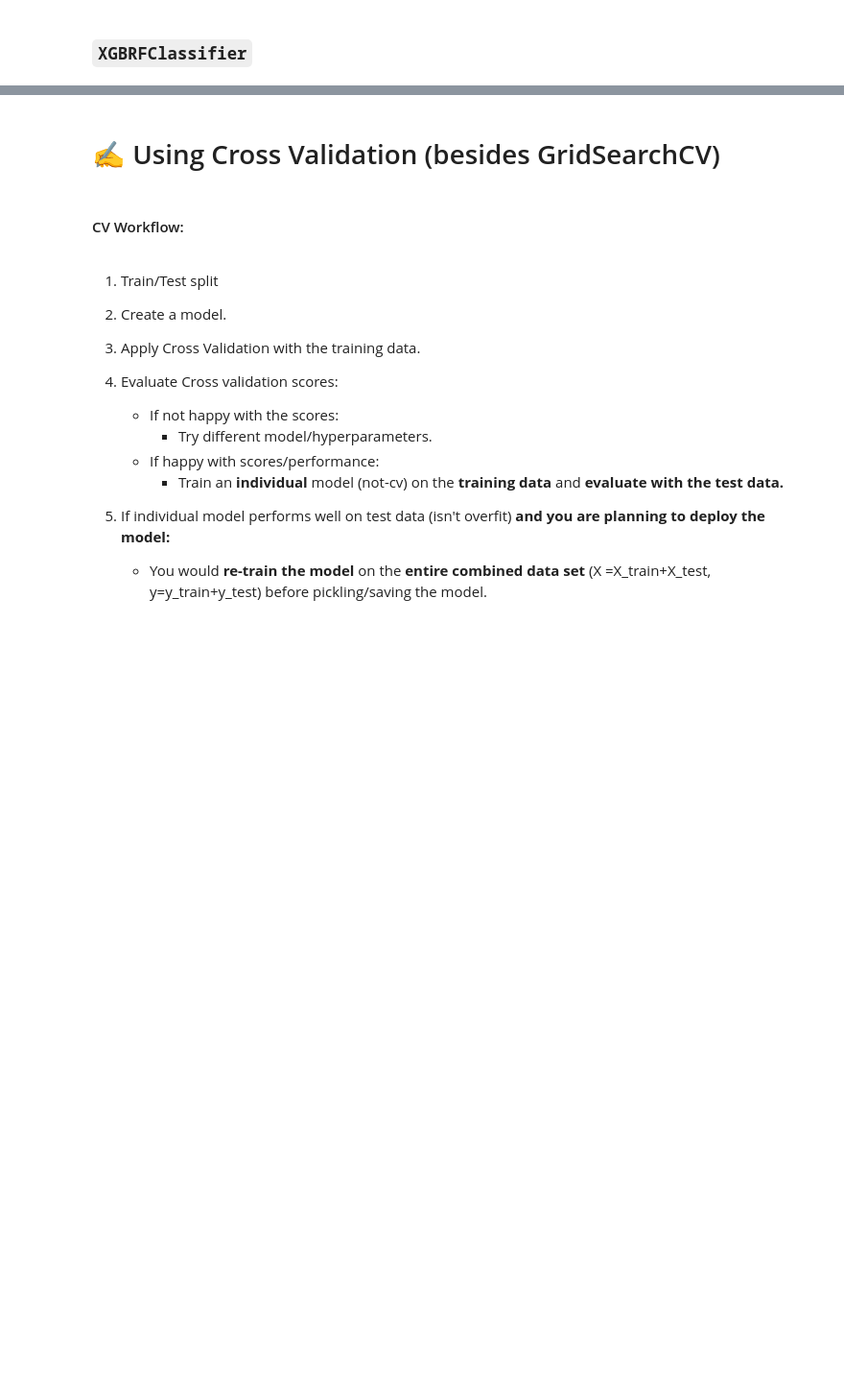
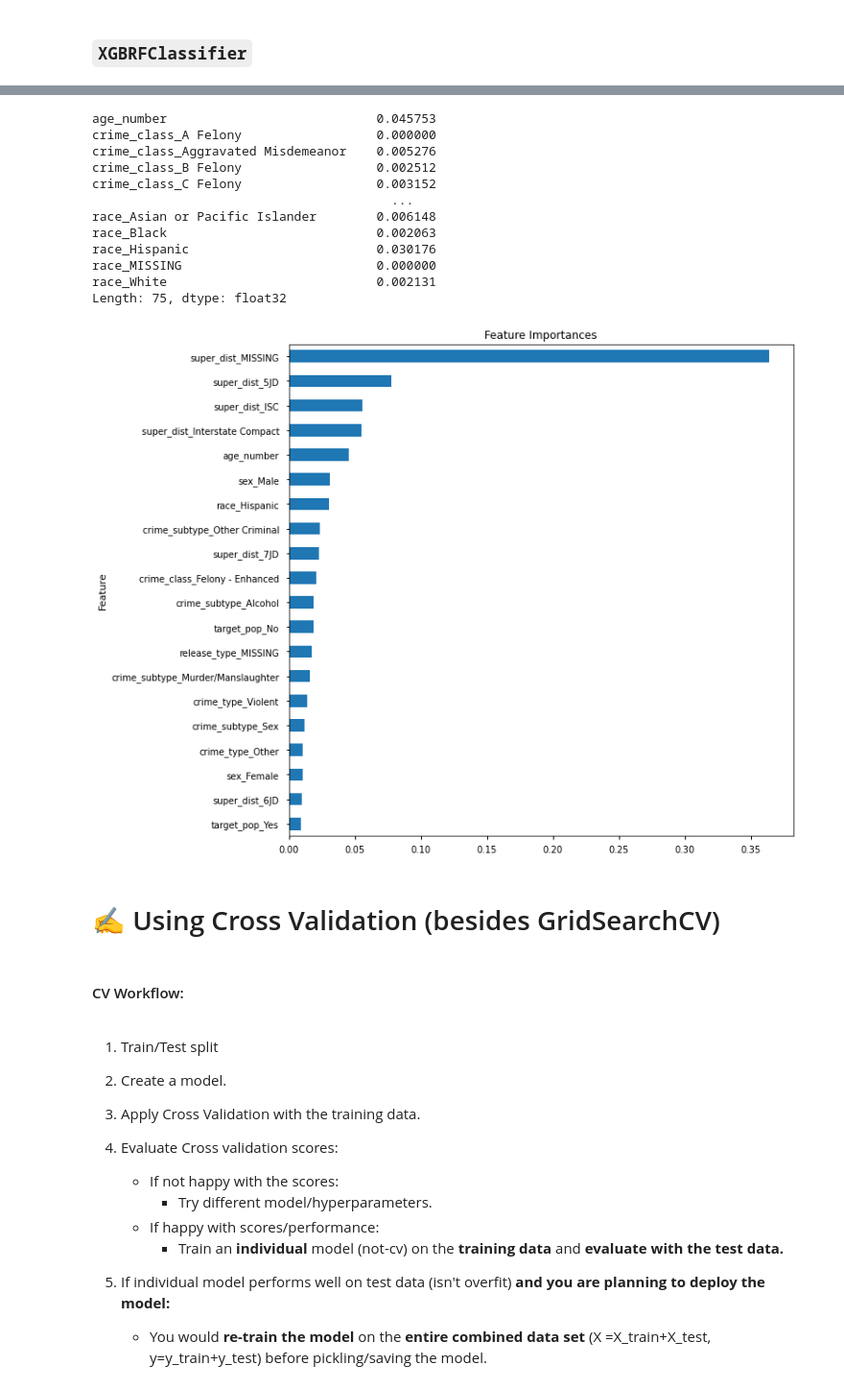
Before and after one commit to flatiron-school/Online-DS-FT-022221-Cohort-Notes, a Jupyter notebook: Phase_3/topic_30_ensemble_methods/topic_30_ensemble_methods-SG.ipynb, the cells around one changed output, grey strips where cells are left out. Shown at 96% size. Saved outputs shown, nothing was run; the diff lists cells and outputs as text; code cells hidden in the pictures; blank space fills up the shorter version.

```diff
--- a/Phase_3/topic_30_ensemble_methods/topic_30_ensemble_methods-SG.ipynb
+++ b/Phase_3/topic_30_ensemble_methods/topic_30_ensemble_methods-SG.ipynb
@@ -519,2 +877,8 @@ from imblearn.over_sampling import SMOTE,SMOTENC
 # %%
-## Save list of trues and falses for each col
+## Save list of trues and falses for each cols
+smote_feats = [False]*len(num_cols) +[True]*len(cat_features)
+# smote_feats
+# %%
+smote = SMOTENC(smote_feats)
+X_train_sm,y_train_sm = smote.fit_sample(X_train_df,y_train)
+y_train_sm.value_counts()
@@ -601,3 +1082,19 @@ evaluate_classification(xrf_clf,X_test_df,y_test,X_train=X_train_sm,y_train =y_t
+# %%
+plot_importance(xrf_clf,X_train_df)
+# %% [output]
+age_number                            0.045753
+crime_class_A Felony                  0.000000
+crime_class_Aggravated Misdemeanor    0.005276
+crime_class_B Felony                  0.002512
+crime_class_C Felony                  0.003152
+                                        ...
+race_Asian or Pacific Islander        0.006148
+race_Black                            0.002063
+race_Hispanic                         0.030176
+race_MISSING                          0.000000
+race_White                            0.002131
+Length: 75, dtype: float32
+[figure, added]
 # %% [markdown]
 # ✍️ Using Cross Validation (besides GridSearchCV)
 # %% [markdown]
```
Also changed, not shown: parts of 40 cells of this notebook, 1 other file.
